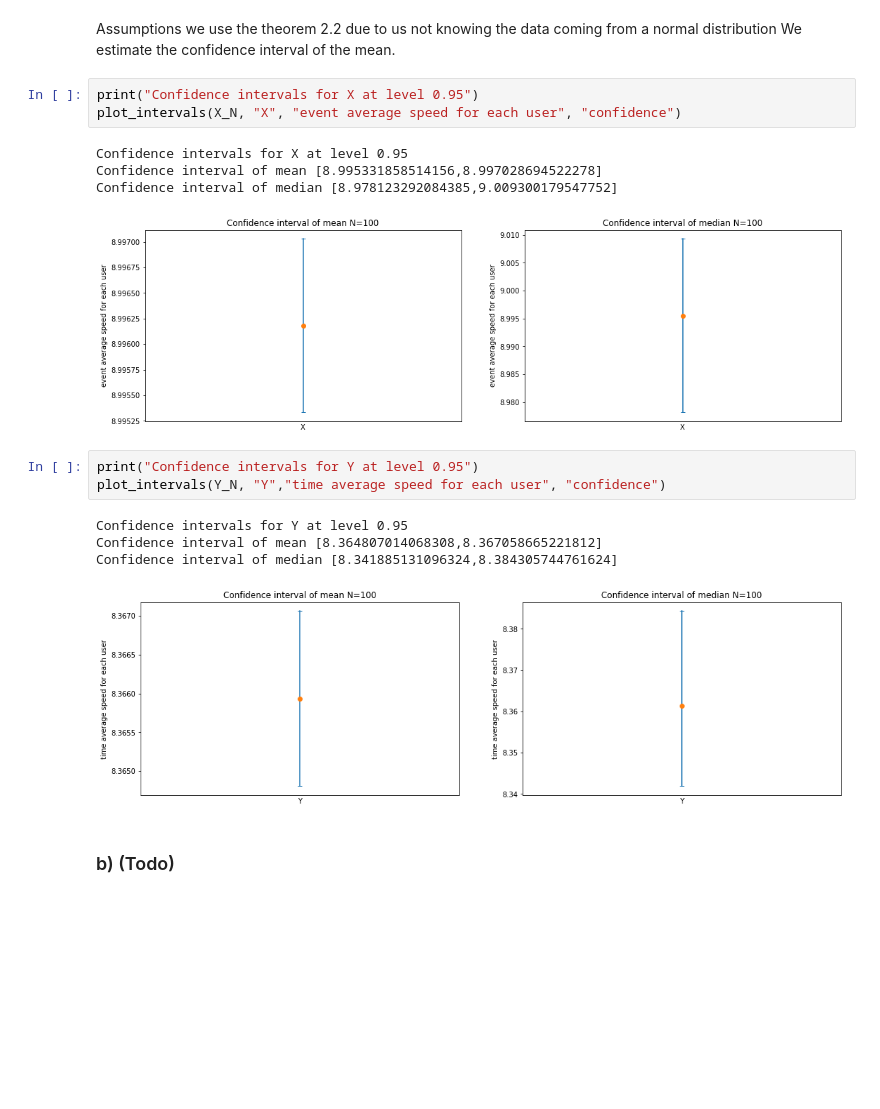
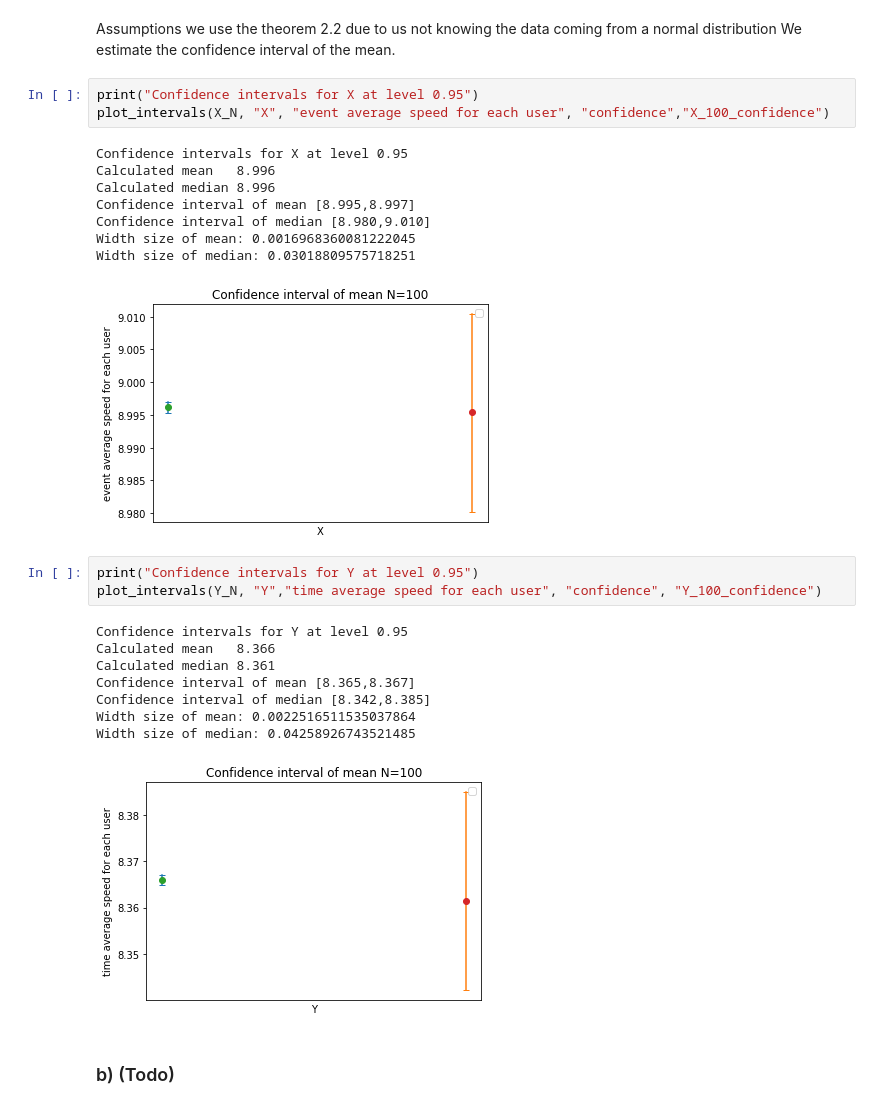
Before and after one commit to joelmfonseca/COM-503, a Jupyter notebook: hw2/hw2_q2_q3_q4.ipynb, the cells around one changed output. Saved outputs shown, nothing was run; the diff lists cells and outputs as text; blank space fills up the shorter version.

Commit message:
corrected plots

```diff
--- a/hw2/hw2_q2_q3_q4.ipynb
+++ b/hw2/hw2_q2_q3_q4.ipynb
@@ -341,20 +417,28 @@ Assumptions we use the theorem 2.2 due to us not knowing the data coming from a
 We estimate the confidence interval of the mean.
 # %%
 print("Confidence intervals for X at level 0.95")
-plot_intervals(X_N, "X", "event average speed for each user", "confidence")
+plot_intervals(X_N, "X", "event average speed for each user", "confidence","X_100_confidence")
 # %% [output]
 Confidence intervals for X at level 0.95
-Confidence interval of mean [8.995331858514156,8.997028694522278]
-Confidence interval of median [8.978123292084385,9.009300179547752]
+Calculated mean   8.996
+Calculated median 8.996
+Confidence interval of mean [8.995,8.997]
+Confidence interval of median [8.980,9.010]
+Width size of mean: 0.0016968360081222045
+Width size of median: 0.03018809575718251
-[figure, old version]
+[figure, new version]
 # %%
 print("Confidence intervals for Y at level 0.95")
-plot_intervals(Y_N, "Y","time average speed for each user", "confidence")
+plot_intervals(Y_N, "Y","time average speed for each user", "confidence", "Y_100_confidence")
 # %% [output]
 Confidence intervals for Y at level 0.95
-Confidence interval of mean [8.364807014068308,8.367058665221812]
-Confidence interval of median [8.341885131096324,8.384305744761624]
+Calculated mean   8.366
+Calculated median 8.361
+Confidence interval of mean [8.365,8.367]
+Confidence interval of median [8.342,8.385]
+Width size of mean: 0.0022516511535037864
+Width size of median: 0.04258926743521485
-[figure, old version]
+[figure, new version]
 # %% [markdown]
 ###  b) (Todo)
 # %% [markdown]
```
Also changed, not shown: parts of 12 cells of this notebook, 9 other files.
